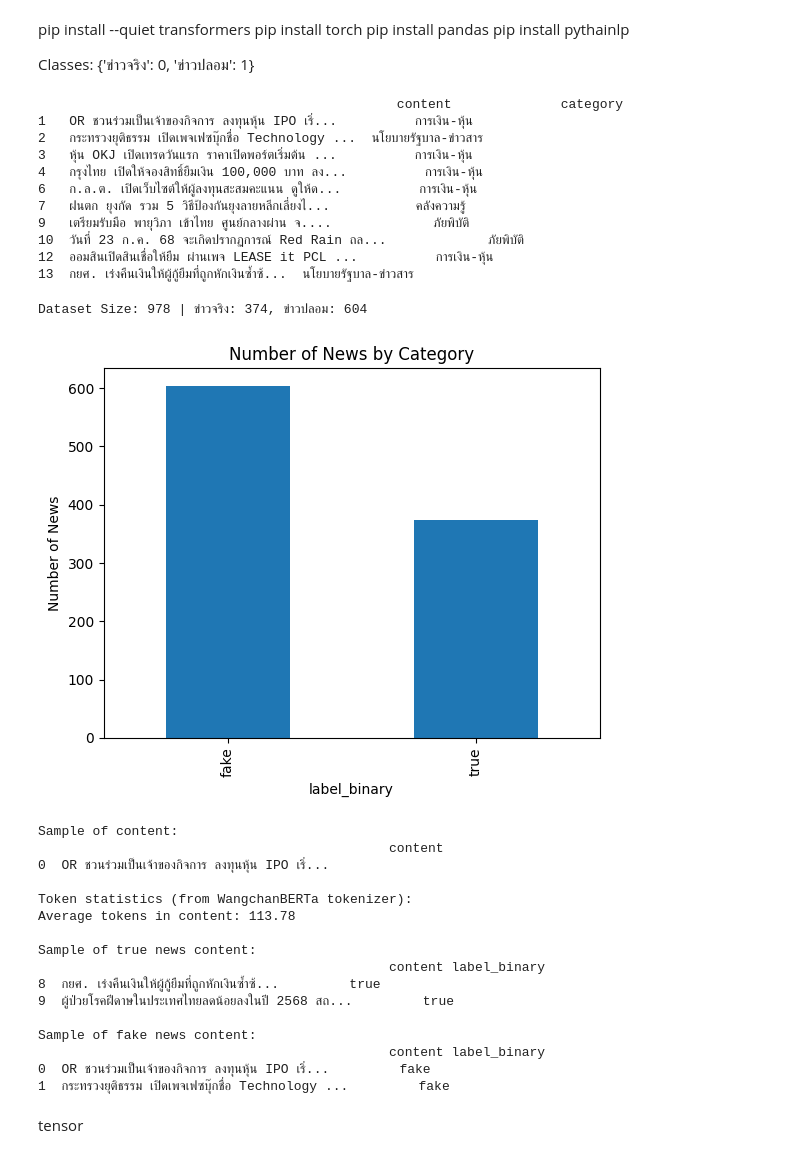
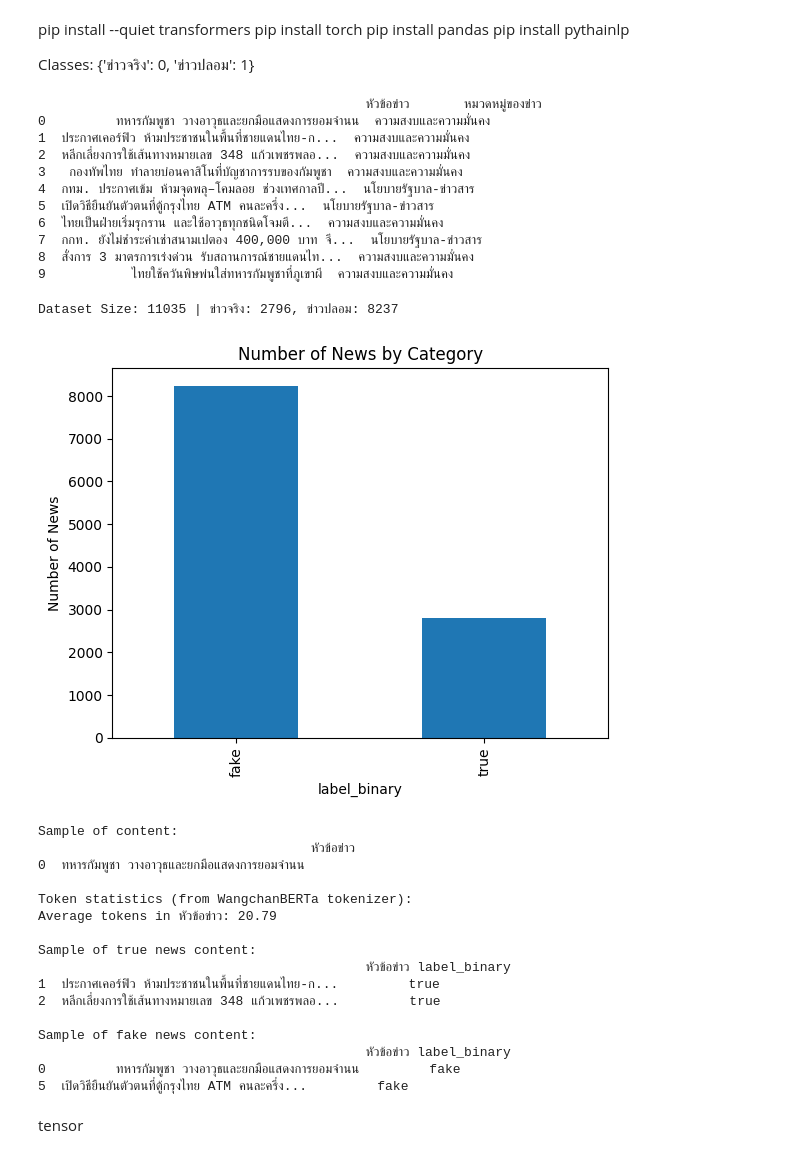
Before and after one commit to TtPeeraphat/Project_Thaifakenews, a Jupyter notebook: new_main.ipynb, the cells around one changed output. Saved outputs shown, nothing was run; the diff lists cells and outputs as text; code cells hidden in the pictures.

```diff
--- a/new_main.ipynb
+++ b/new_main.ipynb
@@ -49,16 +49,12 @@ Classes: {'ข่าวจริง': 0, 'ข่าวปลอม': 1}
 # =========================
 # Load & clean data
 # =========================
-df = pd.read_csv('news_dataset_tf.csv')
+df = pd.read_csv('AFNC_news_dataset_tf.csv')
 # %%
 # กำหนด mapping dictionary
 label_map = {
     'ข่าวจริง': 'true',
     'ข่าวปลอม': 'fake',
-    'คลังความรู้': 'true',
-    'อาชญากรออนไลน์': 'true',
-    'ข่าวบิดเบือน': None ,
-    'ข่าวอื่นๆ': None  # ลบออกเลย
 }
 # %%
 # ทำความสะอาด label ลบอิโมจิ และแมปค่า
@@ -81,34 +77,34 @@ def normalize_thai(s):
     s = re.sub(r'([\u0E31\u0E34-\u0E3A\u0E47-\u0E4E])\1+', r'\1', s)
     return s
 
-df['label'] = df['label'].apply(normalize_thai) #print
-df['category'] = df['category'].apply(normalize_thai)
+df['ประเภทข่าว'] = df['ประเภทข่าว'].apply(normalize_thai) #print
+df['หมวดหมู่ของข่าว'] = df['หมวดหมู่ของข่าว'].apply(normalize_thai)
 # %%
 # # สร้างคอลัมน์ใหม่ 'label_binary' เป็น binary label จาก mapping
-#df['label_binary'] = df['label'].map(label_map)
+df['label_binary'] = df['ประเภทข่าว'].map(label_map)
 
 # # ลบแถวที่เป็น None (ข่าวอื่นๆ)
 #df = df.dropna(subset=['label_binary'])
 
 # # ถ้าต้องการ save เป็น CSV ใหม่
-#df.to_csv('news_dataset_tf.csv', index=False)
+#df.to_csv('AFNC_news_dataset_tf.csv', index=False)
 #df.to_excel('news_dataset_truefakenews.xlsx', index=False)
 
 
 # ดูผลลัพธ์
-print(df[['content','category']].head(10))
+print(df[['หัวข้อข่าว','หมวดหมู่ของข่าว']].head(10))
 # %% [output]
-                                              content              category
-1   OR ชวนร่วมเป็นเจ้าของกิจการ ลงทุนหุ้น IPO เริ่...          การเงิน-หุ้น
-2   กระทรวงยุติธรรม เปิดเพจเฟซบุ๊กชื่อ Technology ...  นโยบายรัฐบาล-ข่าวสาร
-3   หุ้น OKJ เปิดเทรดวันแรก ราคาเปิดพอร์ตเริ่มต้น ...          การเงิน-หุ้น
-4   กรุงไทย เปิดให้จองสิทธิ์ยืมเงิน 100,000 บาท ลง...          การเงิน-หุ้น
-6   ก.ล.ต. เปิดเว็บไซต์ให้ผู้ลงทุนสะสมคะแนน ดูให้ด...          การเงิน-หุ้น
-7   ฝนตก ยุงกัด รวม 5 วิธีป้องกันยุงลายหลีกเลี่ยงไ...           คลังความรู้
-9   เตรียมรับมือ พายุวิภา เข้าไทย ศูนย์กลางผ่าน จ....             ภัยพิบัติ
-10  วันที่ 23 ก.ค. 68 จะเกิดปรากฏการณ์ Red Rain ถล...             ภัยพิบัติ
-12  ออมสินเปิดสินเชื่อให้ยืม ผ่านเพจ LEASE it PCL ...          การเงิน-หุ้น
-13  กยศ. เร่งคืนเงินให้ผู้กู้ยืมที่ถูกหักเงินซ้ำซ้...  นโยบายรัฐบาล-ข่าวสาร
+                                          หัวข้อข่าว       หมวดหมู่ของข่าว
+0         ทหารกัมพูชา วางอาวุธและยกมือแสดงการยอมจำนน  ความสงบและความมั่นคง
+1  ประกาศเคอร์ฟิว ห้ามประชาชนในพื้นที่ชายแดนไทย-ก...  ความสงบและความมั่นคง
+2  หลีกเลี่ยงการใช้เส้นทางหมายเลข 348 แก้วเพชรพลอ...  ความสงบและความมั่นคง
+3   กองทัพไทย ทำลายบ่อนคาสิโนที่บัญชาการรบของกัมพูชา  ความสงบและความมั่นคง
+4  กทม. ประกาศเข้ม ห้ามจุดพลุ–โคมลอย ช่วงเทศกาลปี...  นโยบายรัฐบาล-ข่าวสาร
+5  เปิดวิธียืนยันตัวตนที่ตู้กรุงไทย ATM คนละครึ่ง...  นโยบายรัฐบาล-ข่าวสาร
+6  ไทยเป็นฝ่ายเริ่มรุกราน และใช้อาวุธทุกชนิดโจมตี...  ความสงบและความมั่นคง
+7  กกท. ยังไม่ชำระค่าเช่าสนามเปตอง 400,000 บาท จึ...  นโยบายรัฐบาล-ข่าวสาร
+8  สั่งการ 3 มาตรการเร่งด่วน รับสถานการณ์ชายแดนไท...  ความสงบและความมั่นคง
+9           ไทยใช้ควันพิษพ่นใส่ทหารกัมพูชาที่ภูเขาผี  ความสงบและความมั่นคง
 # %%
 # โหลดโมเดลภาษาไทย + จัด device WangchanBERTa
 model_WCB = "airesearch/wangchanberta-base-att-spm-uncased"
@@ -127,34 +123,34 @@ id2label = {v: k for k, v in label2id.items()}
 # %%
 # สรุปข้อมูลเบื้องต้นของจำนวนข่าวในแต่ละคลาส
 num_true = (df['label_binary'] == 'true').sum()
 num_fake = (df['label_binary'] == 'fake').sum()
 print(f"Dataset Size: {len(df)} | ข่าวจริง: {num_true}, ข่าวปลอม: {num_fake}")
 
 # กราฟแท่งแสดงจำนวนข่าวในแต่ละคลาส
 try:
     df['label_binary'].value_counts().plot(kind='bar')
     plt.title('Number of News by Category')
     plt.ylabel('Number of News')
     plt.show()
 except Exception as e:
     print("Plot skipped:", e)
 
 
 
 # ✅ ใช้ raw text ตรง ๆ สำหรับ BERT embedding
 #titles = df['title'].tolist()
-contents = df['content'].tolist()
+contents = df['หัวข้อข่าว'].tolist()
 # %% [output]
-Dataset Size: 978 | ข่าวจริง: 374, ข่าวปลอม: 604
+Dataset Size: 11035 | ข่าวจริง: 2796, ข่าวปลอม: 8237
-[figure, old version]
+[figure, new version]
 # %%
 # ดูตัวอย่าง content (raw text)
 print("\nSample of content:")
-print(df[['content']].head(1))
+print(df[['หัวข้อข่าว']].head(1))
 
 # ถ้าต้องการสถิติ token length จาก BERT tokenizer
 encoded_inputs = tokenizer(
-    df['content'].tolist(),
+    df['หัวข้อข่าว'].tolist(),
     padding=False,
     truncation=False,
     return_tensors=None
@@ -162,32 +158,32 @@ encoded_inputs = tokenizer(
 
 token_lengths = [len(tokens) for tokens in encoded_inputs['input_ids']]
 print("\nToken statistics (from WangchanBERTa tokenizer):")
-print(f"Average tokens in content: {sum(token_lengths)/len(token_lengths):.2f}")
+print(f"Average tokens in หัวข้อข่าว: {sum(token_lengths)/len(token_lengths):.2f}")
 
 #--- TRUE NEWS SAMPLES ---
 print("\nSample of true news content:")
-print(df[df['label_binary'] == 'true'][['content', 'label_binary']].head(2))
+print(df[df['label_binary'] == 'true'][['หัวข้อข่าว', 'label_binary']].head(2))
 
 #--- FAKE NEWS SAMPLES ---
 print("\nSample of fake news content:")
-print(df[df['label_binary'] == 'fake'][['content', 'label_binary']].head(2))
+print(df[df['label_binary'] == 'fake'][['หัวข้อข่าว', 'label_binary']].head(2))
 # %% [output]
 Sample of content:
-                                             content
-0  OR ชวนร่วมเป็นเจ้าของกิจการ ลงทุนหุ้น IPO เริ่...
+                                   หัวข้อข่าว
+0  ทหารกัมพูชา วางอาวุธและยกมือแสดงการยอมจำนน
 
 Token statistics (from WangchanBERTa tokenizer):
-Average tokens in content: 113.78
+Average tokens in หัวข้อข่าว: 20.79
 
 Sample of true news content:
-                                             content label_binary
-8  กยศ. เร่งคืนเงินให้ผู้กู้ยืมที่ถูกหักเงินซ้ำซ้...         true
-9  ผู้ป่วยโรคฝีดาษในประเทศไทยลดน้อยลงในปี 2568 สถ...         true
+                                          หัวข้อข่าว label_binary
+1  ประกาศเคอร์ฟิว ห้ามประชาชนในพื้นที่ชายแดนไทย-ก...         true
+2  หลีกเลี่ยงการใช้เส้นทางหมายเลข 348 แก้วเพชรพลอ...         true
 
 Sample of fake news content:
-                                             content label_binary
-0  OR ชวนร่วมเป็นเจ้าของกิจการ ลงทุนหุ้น IPO เริ่...         fake
-1  กระทรวงยุติธรรม เปิดเพจเฟซบุ๊กชื่อ Technology ...         fake
+                                          หัวข้อข่าว label_binary
+0         ทหารกัมพูชา วางอาวุธและยกมือแสดงการยอมจำนน         fake
+5  เปิดวิธียืนยันตัวตนที่ตู้กรุงไทย ATM คนละครึ่ง...         fake
 # %%
 # -------------------------------------------
 # ฟังก์ชันสร้าง BERT Embedding WangchanBERT
```
Also changed, not shown: parts of 7 cells of this notebook, 3 other files.
